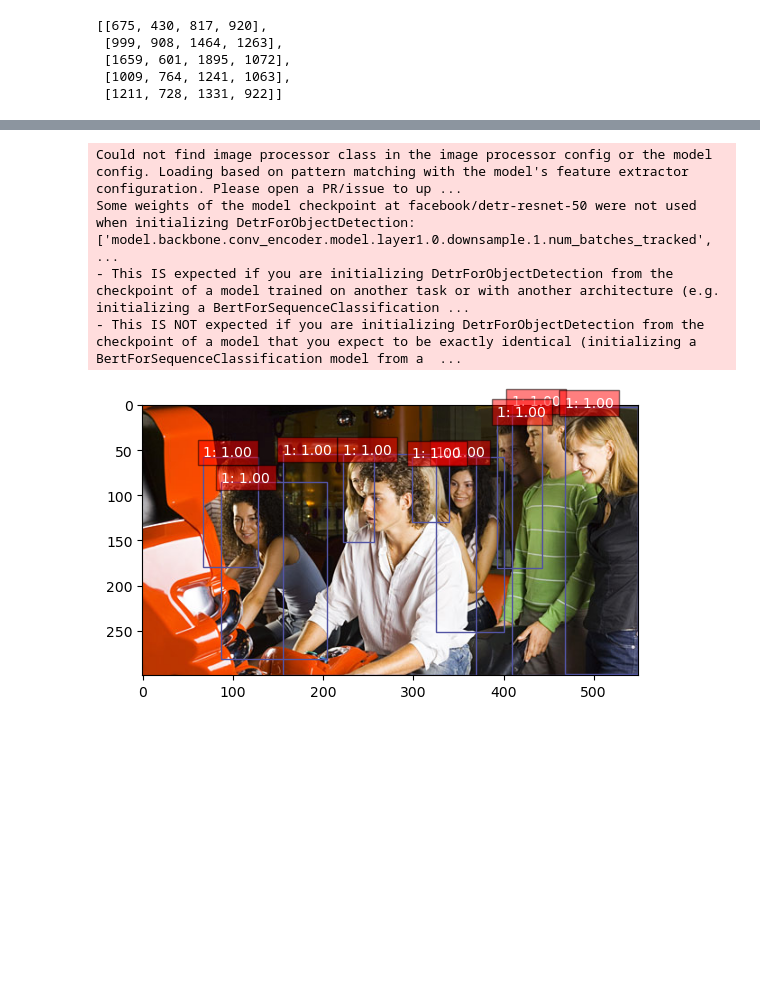
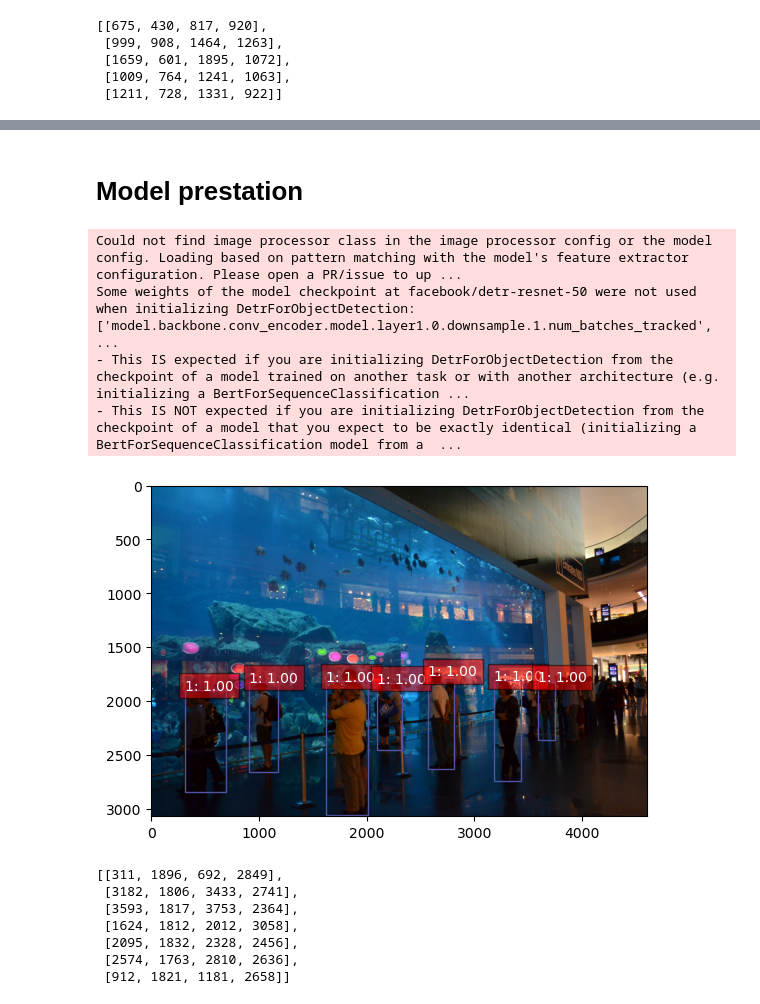
Before and after one commit to Jalalbaim/Emotic_Correction, a Jupyter notebook: Max_people.ipynb, the cells around one changed output, grey strips where cells are left out. Cells and saved outputs as stored; diff of their text form; code cells hidden in the pictures; blank space fills up the shorter version.

```diff
--- a/Max_people.ipynb
+++ b/Max_people.ipynb
@@ -169,0 +215,23 @@ def remove_duplicates(lst):
+# %%
+# Assuming `image` is a PIL Image, convert it to display with matplotlib
+image_np = np.array(image)
+
+fig, ax = plt.subplots(1)
+ax.imshow(image_np)
+
+# Color map for different classes
+color_map = plt.get_cmap('tab20b')
+
+for box in new_bbox:
+    xmin, ymin, xmax, ymax = box
+
+    # Create a Rectangle patch
+    rect = patches.Rectangle((xmin, ymin), xmax - xmin, ymax - ymin, linewidth=1,
+                             edgecolor=color_map(label % 20), facecolor='none')
+
+    # Add the patch to the Axes
+    ax.add_patch(rect)
+    ax.text(xmin, ymin, f'{label}: {score:.2f}', color='white',
+            bbox=dict(facecolor='red', alpha=0.5))
+
+plt.show()
@@ -169,0 +240,2 @@ def remove_duplicates(lst):
+# %% [markdown]
+# Model prestation
@@ -170,36 +325,43 @@ def remove_duplicates(lst):
 # %%
-url = "EMOTIC (1)\EMOTIC\PAMI\emotic\\framesdb\images\\frame_m5dt7e8izrf9b5e9.jpg"
+url = "EMOTIC (1)\EMOTIC\PAMI\emotic\/framesdb\images\\frame_0clx8zgnq849lkze.jpg"
 url = url.replace("\\", "/")
 
 image = Image.open(url)
 
 bboxes = model_results(image)
 
-# Assuming `image` is a PIL Image, convert it to display with matplotlib
 image_np = np.array(image)
 
 fig, ax = plt.subplots(1)
 ax.imshow(image_np)
 
 # Color map for different classes
 color_map = plt.get_cmap('tab20b')
 
 for box in bboxes:
     xmin, ymin, xmax, ymax = box
 
     # Create a Rectangle patch
     rect = patches.Rectangle((xmin, ymin), xmax - xmin, ymax - ymin, linewidth=1,
                              edgecolor=color_map(label % 20), facecolor='none')
 
     # Add the patch to the Axes
     ax.add_patch(rect)
     ax.text(xmin, ymin, f'{label}: {score:.2f}', color='white',
             bbox=dict(facecolor='red', alpha=0.5))
 
 plt.show()
+bboxes
 # %% [output]
 Could not find image processor class in the image processor config or the model config. Loading based on pattern matching with the model's feature extractor configuration. Please open a PR/issue to up ...
 Some weights of the model checkpoint at facebook/detr-resnet-50 were not used when initializing DetrForObjectDetection: ['model.backbone.conv_encoder.model.layer1.0.downsample.1.num_batches_tracked',  ...
 - This IS expected if you are initializing DetrForObjectDetection from the checkpoint of a model trained on another task or with another architecture (e.g. initializing a BertForSequenceClassification ...
 - This IS NOT expected if you are initializing DetrForObjectDetection from the checkpoint of a model that you expect to be exactly identical (initializing a BertForSequenceClassification model from a  ...
-[figure, old version]
+[figure, new version]
+[[311, 1896, 692, 2849],
+ [3182, 1806, 3433, 2741],
+ [3593, 1817, 3753, 2364],
+ [1624, 1812, 2012, 3058],
+ [2095, 1832, 2328, 2456],
+ [2574, 1763, 2810, 2636],
+ [912, 1821, 1181, 2658]]
```
Also changed, not shown: parts of 3 cells of this notebook, 1 other file.
